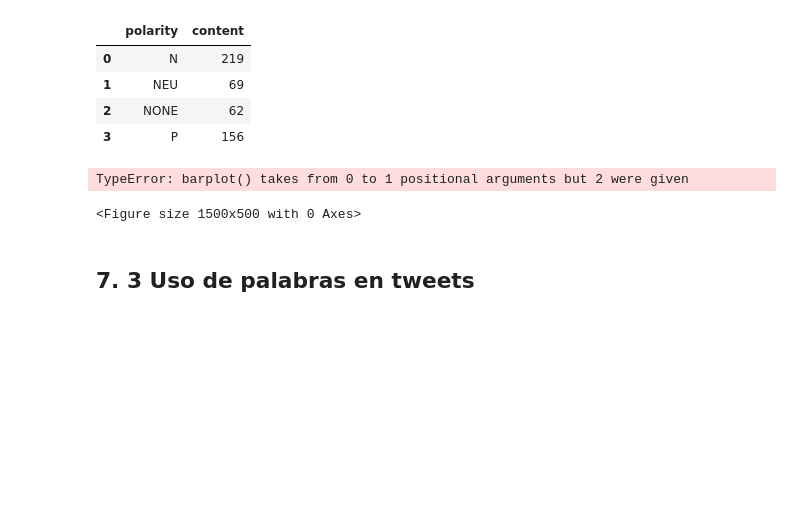
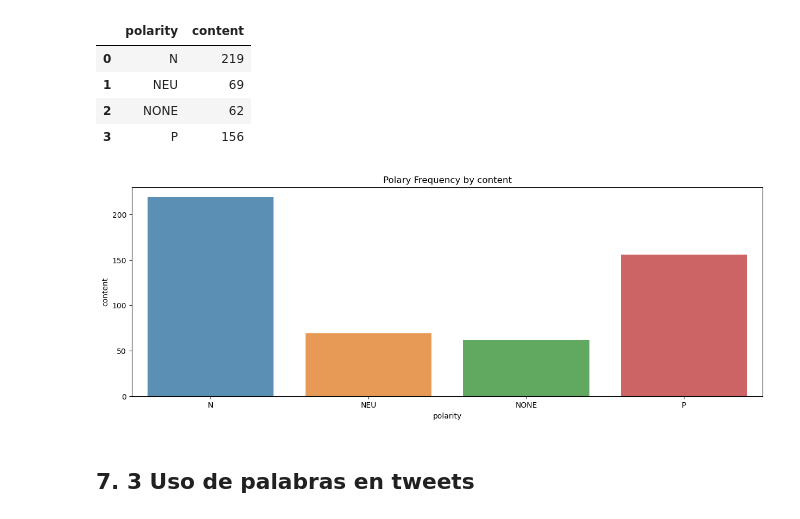
Before and after one commit to ISCOUTB/InteligenciaArtificial-ISCO-A06A, a Jupyter notebook: laboratories/unstructured_data.ipynb, the cells around one changed output. Drawn from its saved outputs; the diff is of its cells as text; code cells hidden in the pictures; blank space fills up the shorter version.

```diff
--- a/laboratories/unstructured_data.ipynb
+++ b/laboratories/unstructured_data.ipynb
@@ -131,14 +131,11 @@ tweet_by_polarity.head(10)
 | 3 | P | 156 |
 # %%
 plt.figure(figsize=(15,5))
-sns.barplot(tweet_by_polarity['polarity'].values, tweet_by_polarity['content'].values, alpha=0.8)
+sns.barplot(c, alpha=0.8)
 plt.title('Polary Frequency by content')
-plt.ylabel('content', fontsize=10)
-plt.xlabel('polarity', fontsize=10)
 plt.show()
 # %% [output]
-TypeError: barplot() takes from 0 to 1 positional arguments but 2 were given
-<Figure size 1500x500 with 0 Axes>
+[figure, added]
 # %% [markdown]
 ## 7. 3 Uso de palabras en tweets
 # %%
```
Also changed, not shown: parts of 25 cells of this notebook, 1 other file.
